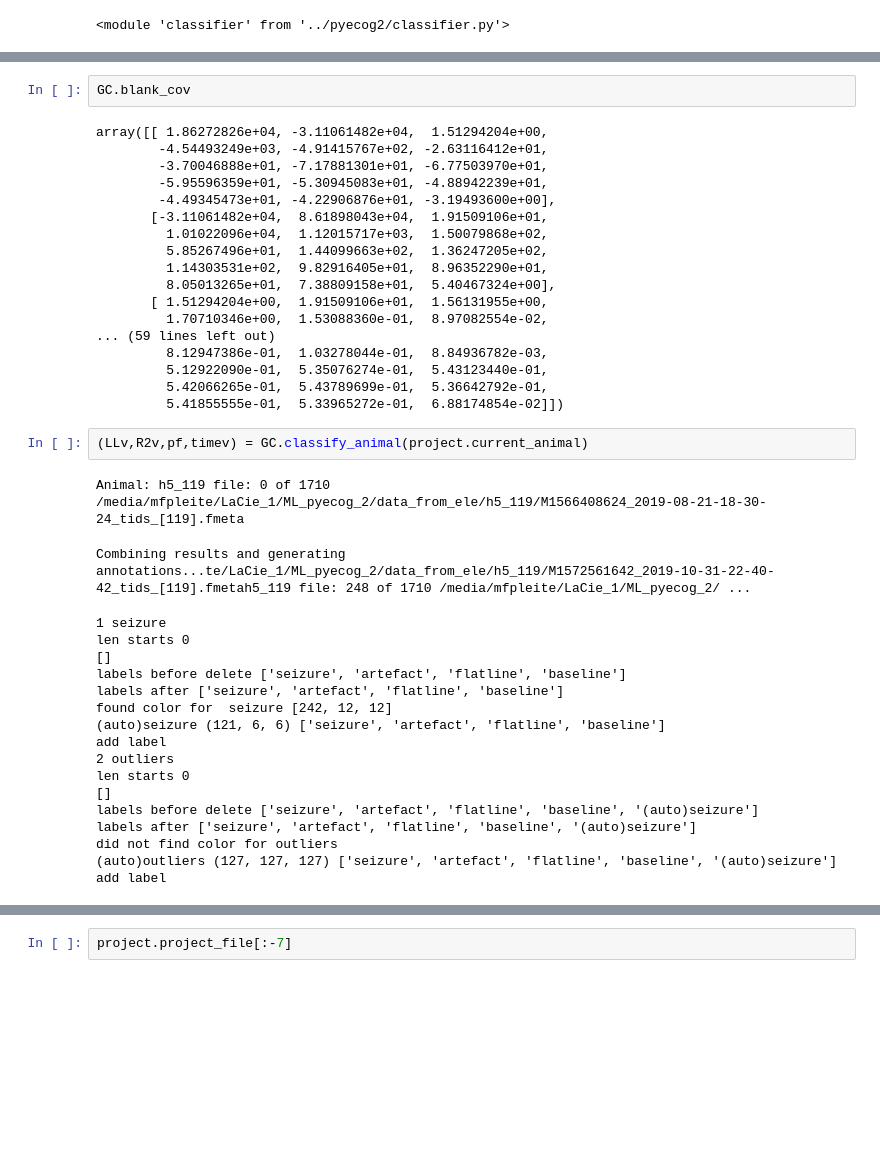
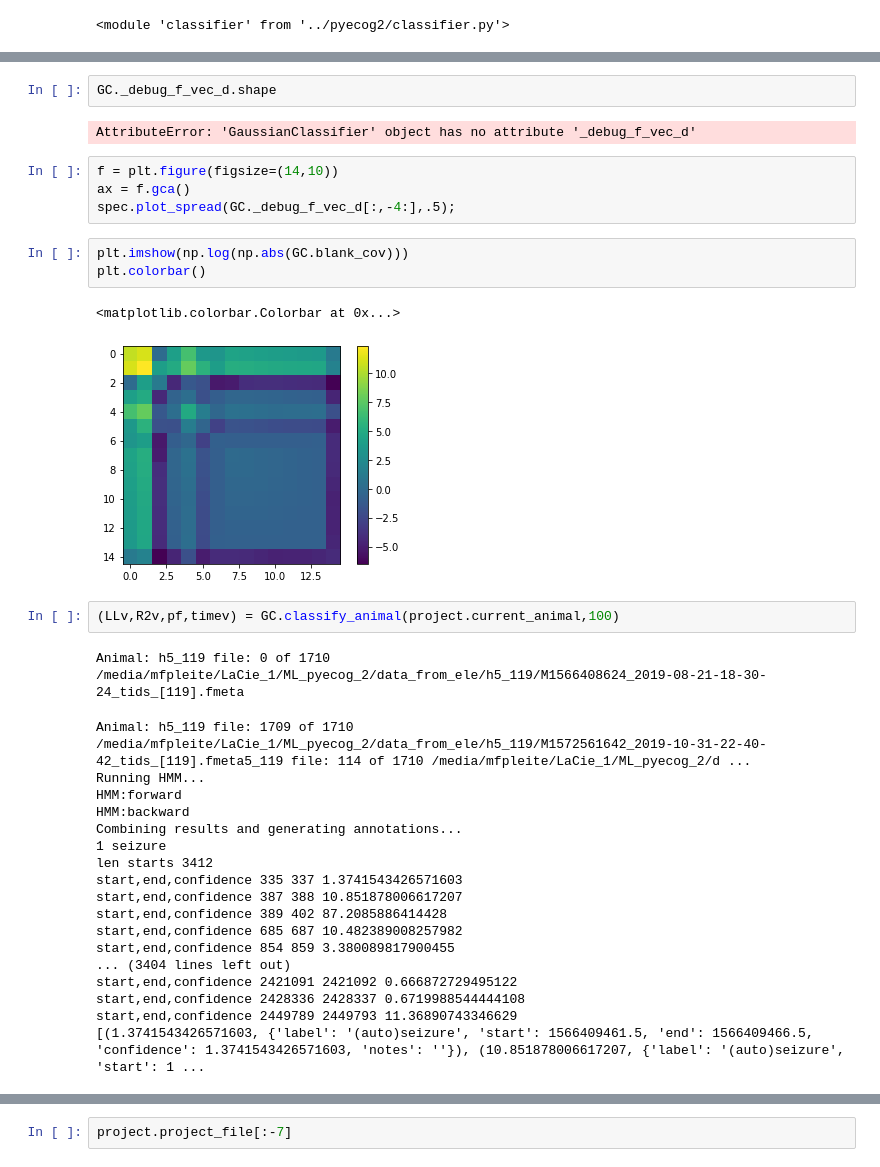
Before and after one commit to KullmannLab/pyecog2, a Jupyter notebook: Notebooks/Classifier Tests-Copy1.ipynb, the cells around one changed output, grey strips where cells are left out. Drawn from its saved outputs; the diff is of its cells as text; blank space fills up the shorter version.

```diff
--- a/Notebooks/Classifier Tests-Copy1.ipynb
+++ b/Notebooks/Classifier Tests-Copy1.ipynb
@@ -297,41 +300,35 @@ HMM.A:
-# %%
-GC.blank_cov
-# %% [output]
-array([[ 1.86272826e+04, -3.11061482e+04,  1.51294204e+00,
-        -4.54493249e+03, -4.91415767e+02, -2.63116412e+01,
-        -3.70046888e+01, -7.17881301e+01, -6.77503970e+01,
-        -5.95596359e+01, -5.30945083e+01, -4.88942239e+01,
-        -4.49345473e+01, -4.22906876e+01, -3.19493600e+00],
-       [-3.11061482e+04,  8.61898043e+04,  1.91509106e+01,
-         1.01022096e+04,  1.12015717e+03,  1.50079868e+02,
-         5.85267496e+01,  1.44099663e+02,  1.36247205e+02,
-         1.14303531e+02,  9.82916405e+01,  8.96352290e+01,
-         8.05013265e+01,  7.38809158e+01,  5.40467324e+00],
-       [ 1.51294204e+00,  1.91509106e+01,  1.56131955e+00,
-         1.70710346e+00,  1.53088360e-01,  8.97082554e-02,
-... (59 lines left out)
-         8.12947386e-01,  1.03278044e-01,  8.84936782e-03,
-         5.12922090e-01,  5.35076274e-01,  5.43123440e-01,
-         5.42066265e-01,  5.43789699e-01,  5.36642792e-01,
-         5.41855555e-01,  5.33965272e-01,  6.88174854e-02]])
+# %%
+GC._debug_f_vec_d.shape
+# %% [output]
+AttributeError: 'GaussianClassifier' object has no attribute '_debug_f_vec_d'
+# %%
+f = plt.figure(figsize=(14,10))
+ax = f.gca()
+spec.plot_spread(GC._debug_f_vec_d[:,-4:],.5);
+# %%
+plt.imshow(np.log(np.abs(GC.blank_cov)))
+plt.colorbar()
+# %% [output]
+<matplotlib.colorbar.Colorbar at 0x...>
+[figure, added]
 # %%
-(LLv,R2v,pf,timev) = GC.classify_animal(project.current_animal)
+(LLv,R2v,pf,timev) = GC.classify_animal(project.current_animal,100)
 # %% [output]
 Animal: h5_119 file: 0 of 1710 /media/mfpleite/LaCie_1/ML_pyecog_2/data_from_ele/h5_119/M1566408624_2019-08-21-18-30-24_tids_[119].fmeta
-Combining results and generating annotations...te/LaCie_1/ML_pyecog_2/data_from_ele/h5_119/M1572561642_2019-10-31-22-40-42_tids_[119].fmetah5_119 file: 248 of 1710 /media/mfpleite/LaCie_1/ML_pyecog_2/ ...
+Animal: h5_119 file: 1709 of 1710 /media/mfpleite/LaCie_1/ML_pyecog_2/data_from_ele/h5_119/M1572561642_2019-10-31-22-40-42_tids_[119].fmeta5_119 file: 114 of 1710 /media/mfpleite/LaCie_1/ML_pyecog_2/d ...
+Running HMM...
+HMM:forward
+HMM:backward
+Combining results and generating annotations...
+1 seizure
+len starts 3412
+start,end,confidence 335 337 1.3741543426571603
+start,end,confidence 387 388 10.851878006617207
+start,end,confidence 389 402 87.2085886414428
+start,end,confidence 685 687 10.482389008257982
+start,end,confidence 854 859 3.380089817900455
+... (3404 lines left out)
+start,end,confidence 2421091 2421092 0.666872729495122
+start,end,confidence 2428336 2428337 0.6719988544444108
+start,end,confidence 2449789 2449793 11.36890743346629
+[(1.3741543426571603, {'label': '(auto)seizure', 'start': 1566409461.5, 'end': 1566409466.5, 'confidence': 1.3741543426571603, 'notes': ''}), (10.851878006617207, {'label': '(auto)seizure', 'start': 1 ...
-1 seizure
-len starts 0
-[]
-labels before delete ['seizure', 'artefact', 'flatline', 'baseline']
-labels after ['seizure', 'artefact', 'flatline', 'baseline']
-found color for  seizure [242, 12, 12]
-(auto)seizure (121, 6, 6) ['seizure', 'artefact', 'flatline', 'baseline']
-add label
-2 outliers
-len starts 0
-[]
-labels before delete ['seizure', 'artefact', 'flatline', 'baseline', '(auto)seizure']
-labels after ['seizure', 'artefact', 'flatline', 'baseline', '(auto)seizure']
-did not find color for outliers
-(auto)outliers (127, 127, 127) ['seizure', 'artefact', 'flatline', 'baseline', '(auto)seizure']
-add label
```
Also changed, not shown: parts of 26 cells of this notebook, 4 other files.
